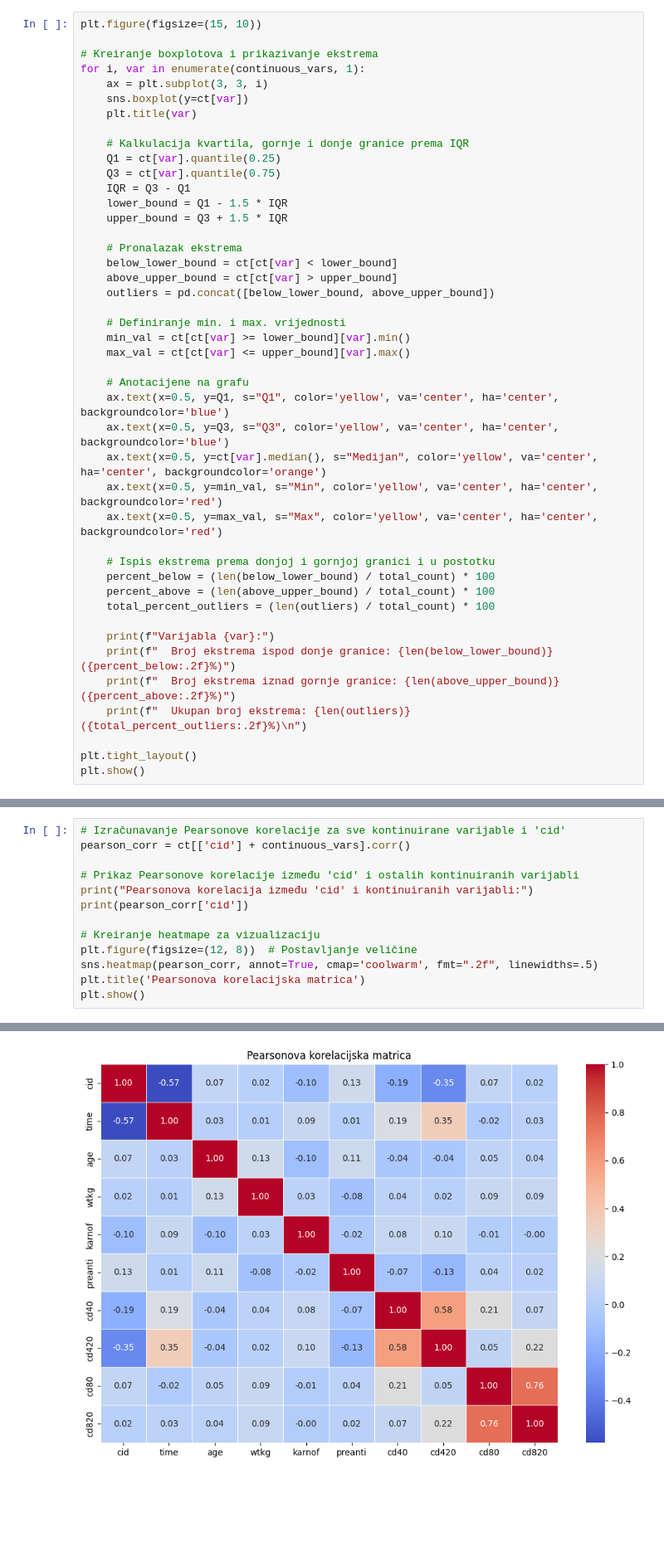
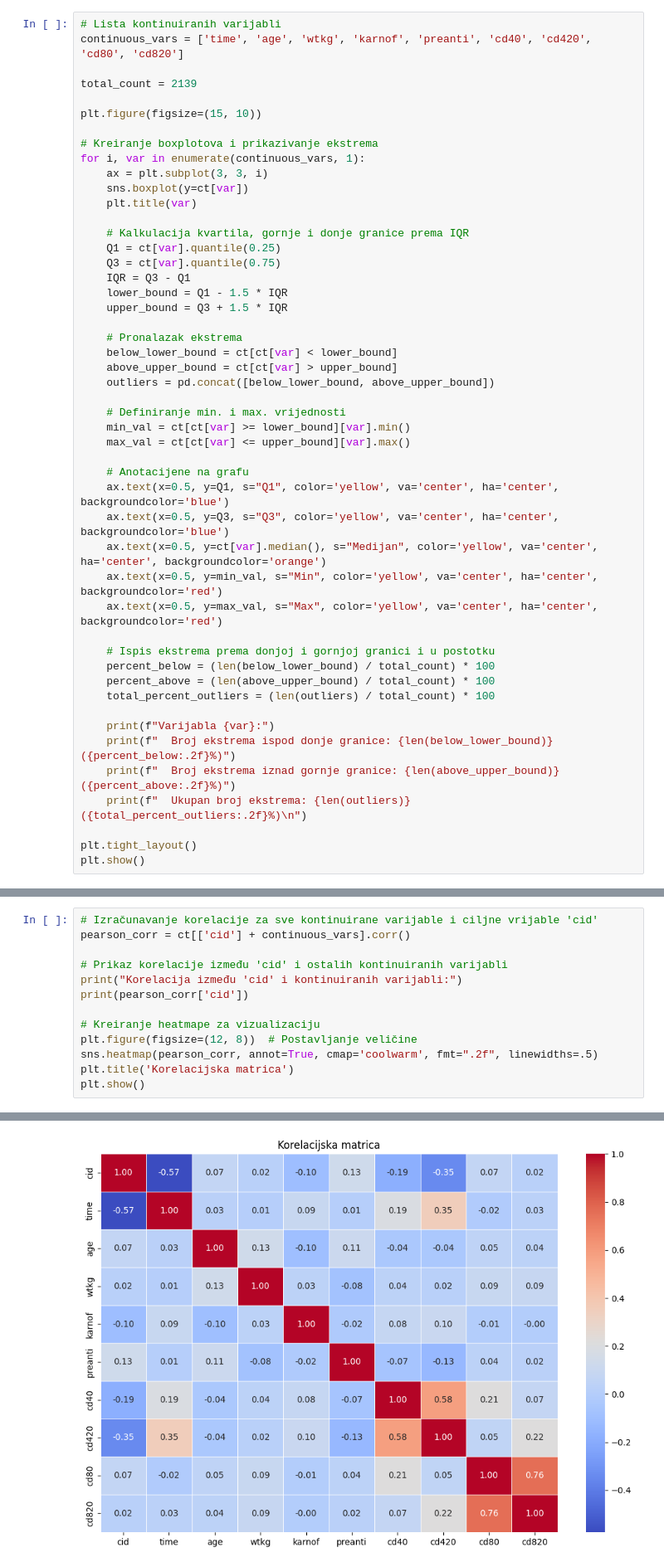
Before and after one commit to dklobucar7/nosql, a Jupyter notebook: projekt_2.ipynb, the cells around one changed output, grey strips where cells are left out. Shown at 83% size. Saved outputs shown, nothing was run; the diff lists cells and outputs as text; blank space fills up the shorter version.

```diff
--- a/projekt_2.ipynb
+++ b/projekt_2.ipynb
@@ -260,6 +264,11 @@ Donje i gornje granice ekstrema prema interkvartilnom rasponu (IQR) metodi raču
 - donja granjica: Q1−1.5×IQR
 - gornja granica: Q3+1.5×IQR
 # %%
+# Lista kontinuiranih varijabli
+continuous_vars = ['time', 'age', 'wtkg', 'karnof', 'preanti', 'cd40', 'cd420', 'cd80', 'cd820']
+
+total_count = 2139
+
 plt.figure(figsize=(15, 10))
 
 # Kreiranje boxplotova i prikazivanje ekstrema
@@ -744,14 +748,14 @@ Međutim, postoje i varijable poput razine hemoglobina (hemo) koje nisu pokazale
 # %%
-# Izračunavanje Pearsonove korelacije za sve kontinuirane varijable i 'cid'
+# Izračunavanje korelacije za sve kontinuirane varijable i ciljne vrijable 'cid'
 pearson_corr = ct[['cid'] + continuous_vars].corr()
 
-# Prikaz Pearsonove korelacije između 'cid' i ostalih kontinuiranih varijabli
-print("Pearsonova korelacija između 'cid' i kontinuiranih varijabli:")
+# Prikaz korelacije između 'cid' i ostalih kontinuiranih varijabli
+print("Korelacija između 'cid' i kontinuiranih varijabli:")
 print(pearson_corr['cid'])
 
 # Kreiranje heatmape za vizualizaciju
 plt.figure(figsize=(12, 8))  # Postavljanje veličine
 sns.heatmap(pearson_corr, annot=True, cmap='coolwarm', fmt=".2f", linewidths=.5)
-plt.title('Pearsonova korelacijska matrica')
+plt.title('Korelacijska matrica')
 plt.show()
 # %% [output]
@@ -759,15 +763,15 @@ Pearsonova korelacija između 'cid' i kontinuiranih varijabli:
 cid        1.000000
 time      -0.574989
 age        0.070384
 wtkg       0.016205
 karnof    -0.102944
 preanti    0.128453
 cd40      -0.185647
 cd420     -0.345908
 cd80       0.065338
 cd820      0.019494
 Name: cid, dtype: float64
-[figure, old version]
+[figure, new version]
 # %% [markdown]
 #### Komentar na rezultate
 Analiza pokazuje da su varijable kao što su vrijeme trajanja terapije (time) i broj CD4 stanica snažno povezane s ishodima liječenja HIV-a. Suprotno tome, varijable poput dobi i težine pokazale su slabiju korelaciju s ishodima, ukazujući na manji izravni utjecaj na dugoročne rezultate liječenja.
```
Also changed, not shown: parts of 16 cells of this notebook, 1 other file.
